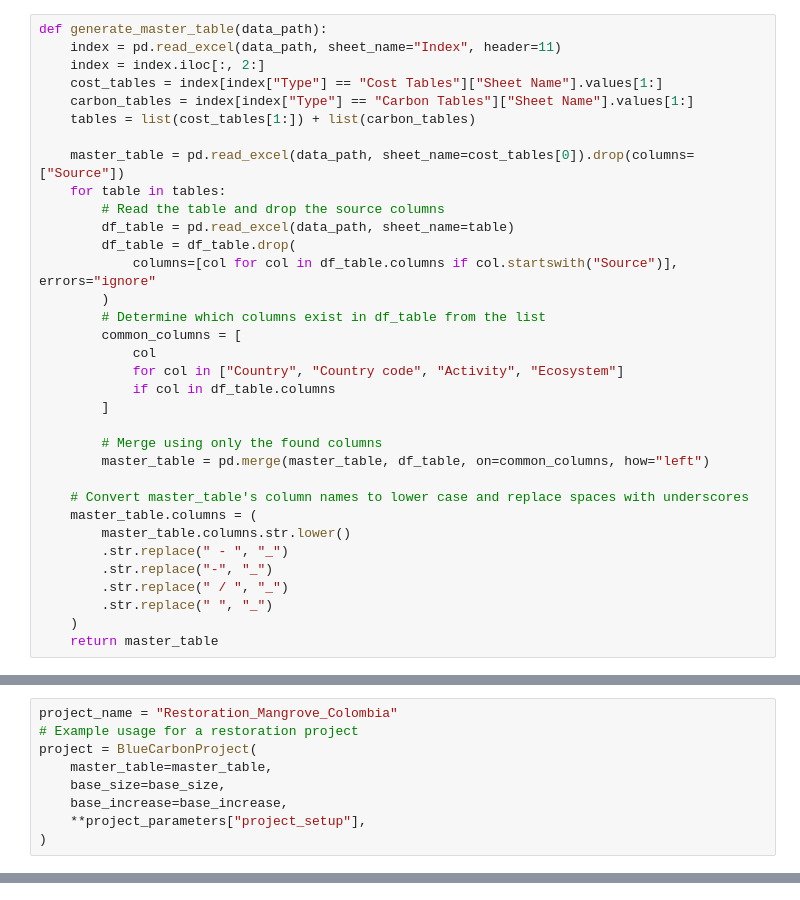
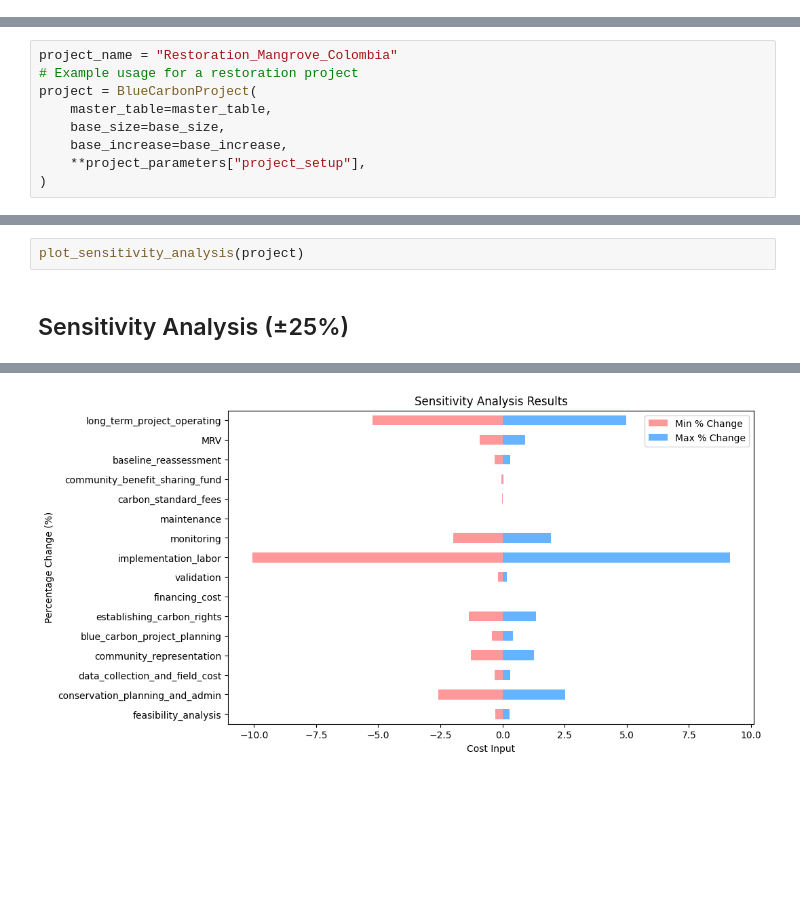
Before and after one commit to Vizzuality/tnc-blue-carbon-cost-tool, a Jupyter notebook: data/notebooks/TNC_BC_Sensitivity_analysis_v1.ipynb, the cells around one changed output, grey strips where cells are left out. Saved outputs shown, nothing was run; the diff lists cells and outputs as text; blank space fills up the shorter version.

Commit message:
clean up code and notebook for the sensitivity analysis

```diff
--- a/data/notebooks/TNC_BC_Sensitivity_analysis_v1.ipynb
+++ b/data/notebooks/TNC_BC_Sensitivity_analysis_v1.ipynb
@@ -13,37 +13,3 @@ from v1.cost_calculator import CostCalculator
-# %%
-def generate_master_table(data_path):
-    index = pd.read_excel(data_path, sheet_name="Index", header=11)
-    index = index.iloc[:, 2:]
-    cost_tables = index[index["Type"] == "Cost Tables"]["Sheet Name"].values[1:]
-    carbon_tables = index[index["Type"] == "Carbon Tables"]["Sheet Name"].values[1:]
-    tables = list(cost_tables[1:]) + list(carbon_tables)
-
-    master_table = pd.read_excel(data_path, sheet_name=cost_tables[0]).drop(columns=["Source"])
-    for table in tables:
-        # Read the table and drop the source columns
-        df_table = pd.read_excel(data_path, sheet_name=table)
-        df_table = df_table.drop(
-            columns=[col for col in df_table.columns if col.startswith("Source")], errors="ignore"
-        )
-        # Determine which columns exist in df_table from the list
-        common_columns = [
-            col
-            for col in ["Country", "Country code", "Activity", "Ecosystem"]
-            if col in df_table.columns
-        ]
-
-        # Merge using only the found columns
-        master_table = pd.merge(master_table, df_table, on=common_columns, how="left")
-
-    # Convert master_table's column names to lower case and replace spaces with underscores
-    master_table.columns = (
-        master_table.columns.str.lower()
-        .str.replace(" - ", "_")
-        .str.replace("-", "_")
-        .str.replace(" / ", "_")
-        .str.replace(" ", "_")
-    )
-    return master_table
 # %%
 # Import excel with the import datai
 data_path = "../excel/Carbon-Cost Data Upload.xlsm"
@@ -161,0 +58,4 @@ def sensitivity_analysis(carbon_project, range_value=25):
+# %%
+plot_sensitivity_analysis(project)
+# %% [output]
+## Sensitivity Analysis (±25%)
@@ -161,0 +79 @@ def sensitivity_analysis(carbon_project, range_value=25):
+[figure, added]
```
Also changed, not shown: parts of 7 cells of this notebook, 6 other files.
